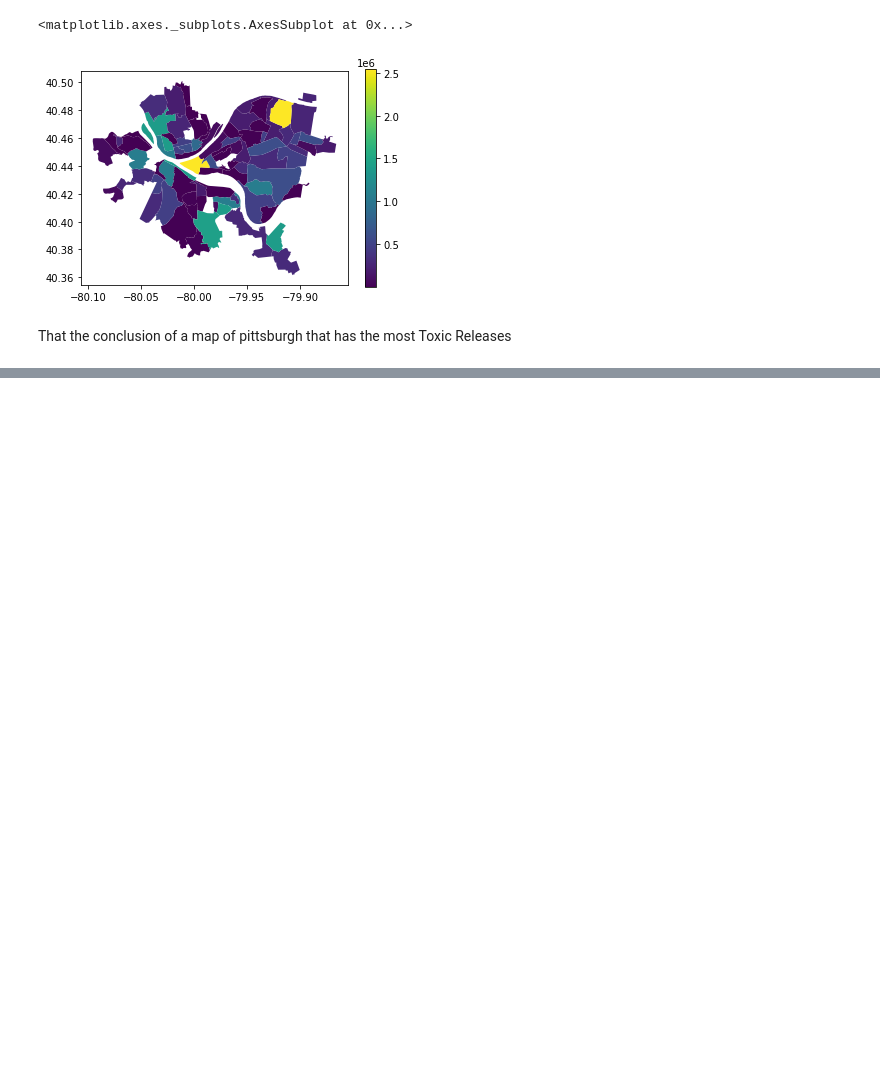
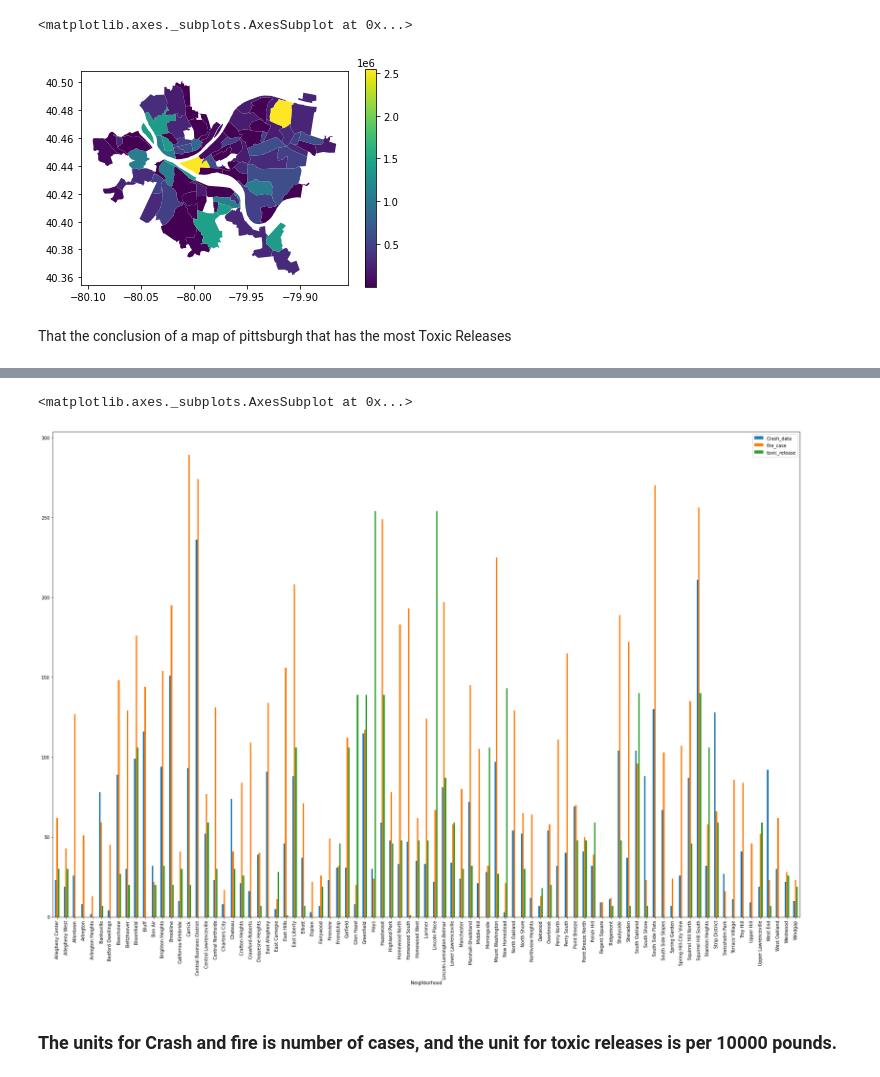
Before and after one commit to anupeesay10/Final-Project, a Jupyter notebook: final-project.ipynb, the cells around one changed output, grey strips where cells are left out. Saved outputs shown, nothing was run; the diff lists cells and outputs as text; code cells hidden in the pictures; blank space fills up the shorter version.

```diff
--- a/final-project.ipynb
+++ b/final-project.ipynb
@@ -115,8 +119,8 @@ for each in range(0, allegheny_crash_data['DISTRICT'].count()):
 crash_data = pd.DataFrame({"neigborhood":neighborhood})
 crash_data.to_csv("crash_data.csv", index=False)
 # %%
-data = pd.read_csv('crash_data.csv')
-data["neigborhood"].value_counts()
+c_data = pd.read_csv('crash_data.csv')
+c_data["neigborhood"].value_counts()
 # %% [output]
 Central Business District    236
 Squirrel Hill South          211
@@ -418,0 +415,18 @@ df2.plot(kind="bar", figsize=(10,10))
+# %%
+revised_neighborhoods["Neighborhood"]
+
+d = []
+s = []
+for each in range(0, len(revised_neighborhoods)):
+#     print(c_data["neigborhood"].value_counts()[revised_neighborhoods["Neighborhood"][each]])
+#     print(fire['neighborhood'].value_counts()[revised_neighborhoods["Neighborhood"][each]])
+#     print(revised_neighborhoods["Release"][0])
+    column = []
+    column.append(c_data["neigborhood"].value_counts()[revised_neighborhoods["Neighborhood"][each]])
+    column.append(fire['neighborhood'].value_counts()[revised_neighborhoods["Neighborhood"][each]])
+    column.append(int(revised_neighborhoods["Release"][each]/10000))
+    s.append({c_data["neigborhood"].value_counts()[revised_neighborhoods["Neighborhood"][each]] +
+                fire['neighborhood'].value_counts()[revised_neighborhoods["Neighborhood"][each]]+
+                int(revised_neighborhoods["Release"][each]/10000): revised_neighborhoods["Neighborhood"][each]})
+    d.append(column)
+s
@@ -418,0 +451,11 @@ df2.plot(kind="bar", figsize=(10,10))
+# %%
+df2 = pd.DataFrame(d,
+                   columns=["Crash_data", "fire_case", "toxic_release"],
+                   index= revised_neighborhoods["Neighborhood"])
+
+df2.plot(kind="bar", figsize=(30,10))
+# %% [output]
+<matplotlib.axes._subplots.AxesSubplot at 0x...>
+[figure, added]
+# %% [markdown]
+### The units for Crash and fire is number of cases, and the unit for toxic releases is per 10000 pounds.
```
Also changed, not shown: parts of 12 cells of this notebook.
